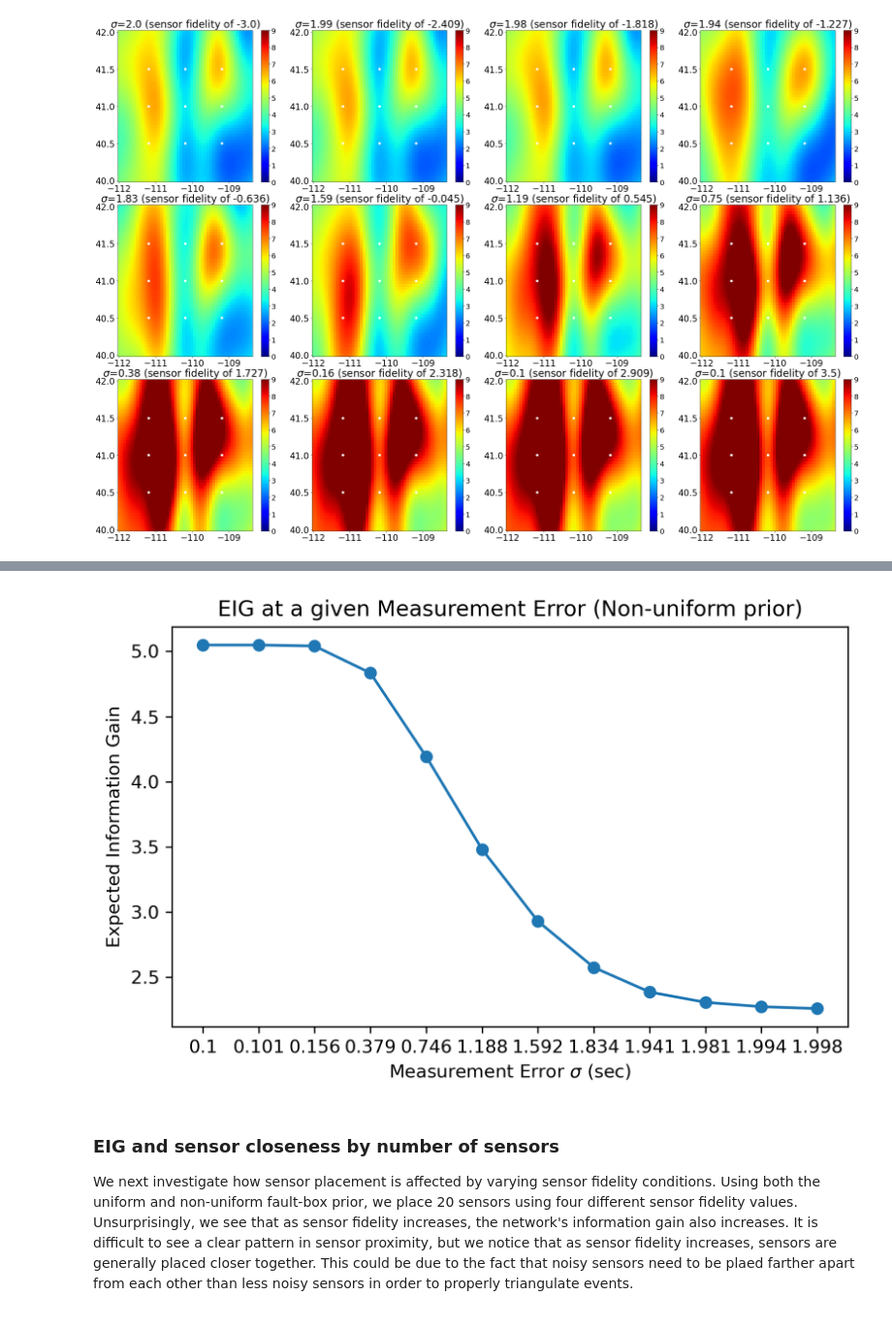
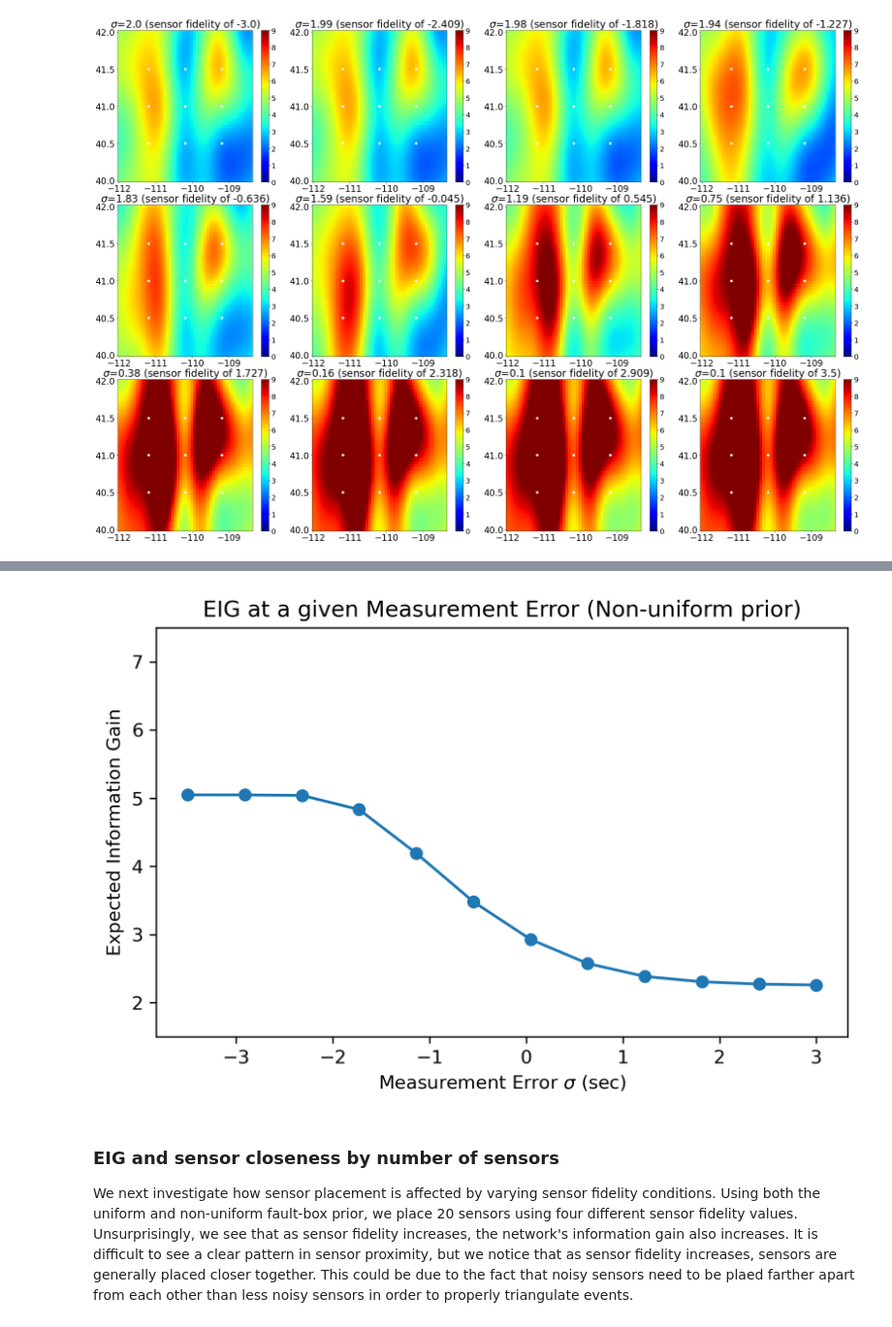
Before and after one commit to sandialabs/seismic_boed, a Jupyter notebook: fidelity_vis.ipynb, the cells around one changed output, grey strips where cells are left out. Shown at 97% size. Cells and saved outputs as stored; diff of their text form; code cells hidden in the pictures.

```diff
--- a/fidelity_vis.ipynb
+++ b/fidelity_vis.ipynb
@@ -489,15 +481,16 @@ array([-3.        , -2.40909091, -1.81818182, -1.22727273, -0.63636364,
 # %%
 plt.figure(dpi=300)
 plt.plot(-1*nums, eigs,marker='o')
-plt.xticks(ticks = -1*nums, labels=[np.round(num,3) for num in stds])
+# plt.xticks(ticks = -1*nums, labels=[np.round(num,3) for num in stds])
 plt.title('EIG at a given Measurement Error (Non-uniform prior)')
 plt.xlabel('Measurement Error $\sigma$ (sec)')
 plt.ylabel('Expected Information Gain')
 plt.tight_layout()
 plt.savefig('eig_curve_faultbox.pdf')
+plt.ylim(1.5,7.5)
 plt.show()
 # %% [output]
-[figure, old version]
+[figure, new version]
 # %% [markdown]
 ### EIG and sensor closeness by number of sensors
 We next investigate how sensor placement is affected by varying sensor fidelity conditions. Using both the uniform and non-uniform fault-box prior, we place 20 sensors using four different sensor fidelity values. Unsurprisingly, we see that as sensor fidelity increases, the network's information gain also increases. It is difficult to see a clear pattern in sensor proximity, but we notice that as sensor fidelity increases, sensors are generally placed closer together. This could be due to the fact that noisy sensors need to be plaed farther apart from each other than less noisy sensors in order to properly triangulate events.
```
Also changed, not shown: parts of 4 cells of this notebook, 6 other files.
